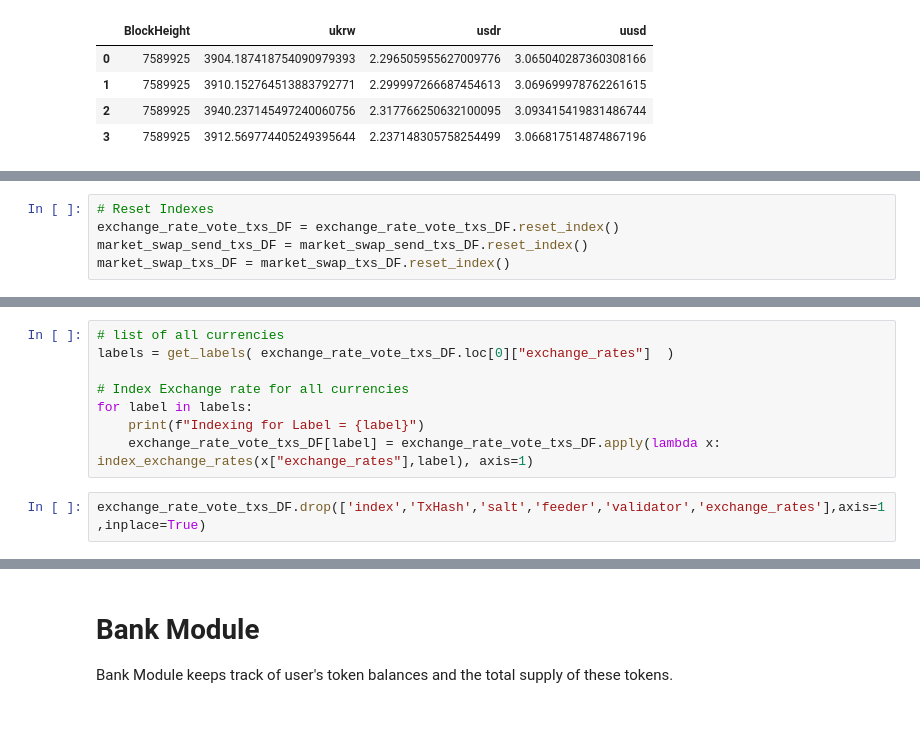
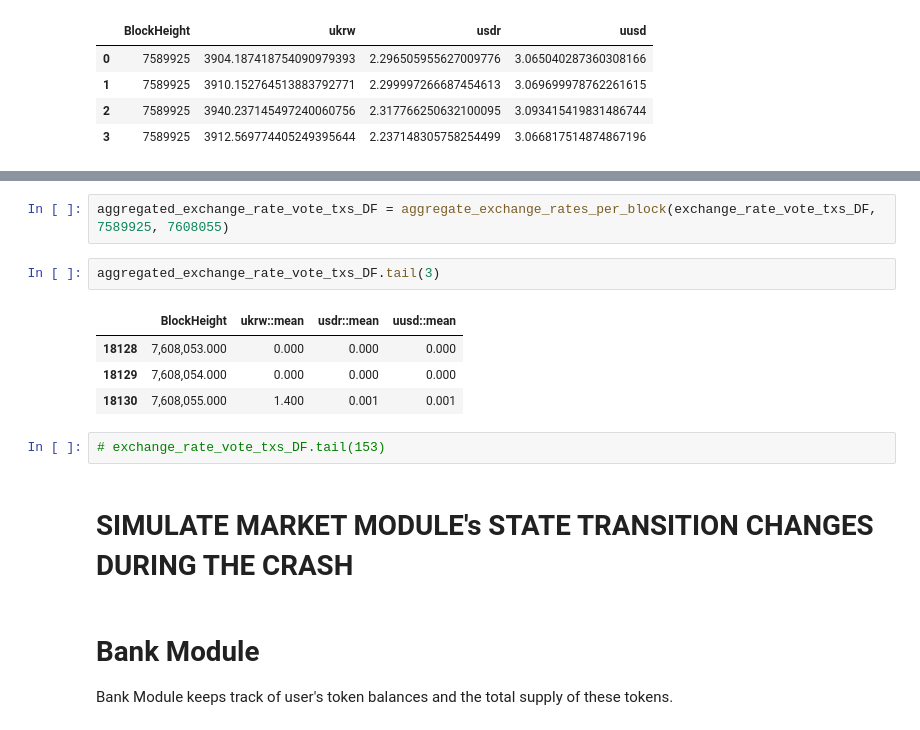
Before and after one commit to AstroTech-Labs/Research_1_TerraClassic, a Jupyter notebook: learning_layer_research/terra_market_module/data_preprocessing.ipynb, the cells around one changed output, grey strips where cells are left out. Saved outputs shown, nothing was run; the diff lists cells and outputs as text.

```diff
--- a/learning_layer_research/terra_market_module/data_preprocessing.ipynb
+++ b/learning_layer_research/terra_market_module/data_preprocessing.ipynb
@@ -473,5 +434,0 @@ exchange_rate_vote_txs_DF = exchange_rate_vote_txs_DF[:1000]
-# %%
-# Reset Indexes
-exchange_rate_vote_txs_DF = exchange_rate_vote_txs_DF.reset_index()
-market_swap_send_txs_DF = market_swap_send_txs_DF.reset_index()
-market_swap_txs_DF = market_swap_txs_DF.reset_index()
@@ -500,10 +434,0 @@ def get_labels(column):
-# %%
-# list of all currencies
-labels = get_labels( exchange_rate_vote_txs_DF.loc[0]["exchange_rates"]  )
-
-# Index Exchange rate for all currencies
-for label in labels:
-    print(f"Indexing for Label = {label}")
-    exchange_rate_vote_txs_DF[label] = exchange_rate_vote_txs_DF.apply(lambda x: index_exchange_rates(x["exchange_rates"],label), axis=1)
-# %%
-exchange_rate_vote_txs_DF.drop(['index','TxHash','salt','feeder','validator','exchange_rates'],axis=1,inplace=True)
@@ -517,3 +483,16 @@ market_swap_txs_DF.drop(['index','TxHash','Sender','burner','minter','trader','r
+# %%
+aggregated_exchange_rate_vote_txs_DF = aggregate_exchange_rates_per_block(exchange_rate_vote_txs_DF, 7589925, 7608055)
+# %%
+aggregated_exchange_rate_vote_txs_DF.tail(3)
+# %% [output]
+|  | BlockHeight | ukrw::mean | usdr::mean | uusd::mean |
+| 18128 | 7,608,053.000 | 0.000 | 0.000 | 0.000 |
+| 18129 | 7,608,054.000 | 0.000 | 0.000 | 0.000 |
+| 18130 | 7,608,055.000 | 1.400 | 0.001 | 0.001 |
+# %%
+# exchange_rate_vote_txs_DF.tail(153)
+# %% [markdown]
+# SIMULATE MARKET MODULE's STATE TRANSITION CHANGES DURING THE CRASH
 # %% [markdown]
 # Bank Module
 
```
Also changed, not shown: parts of 18 cells of this notebook.
